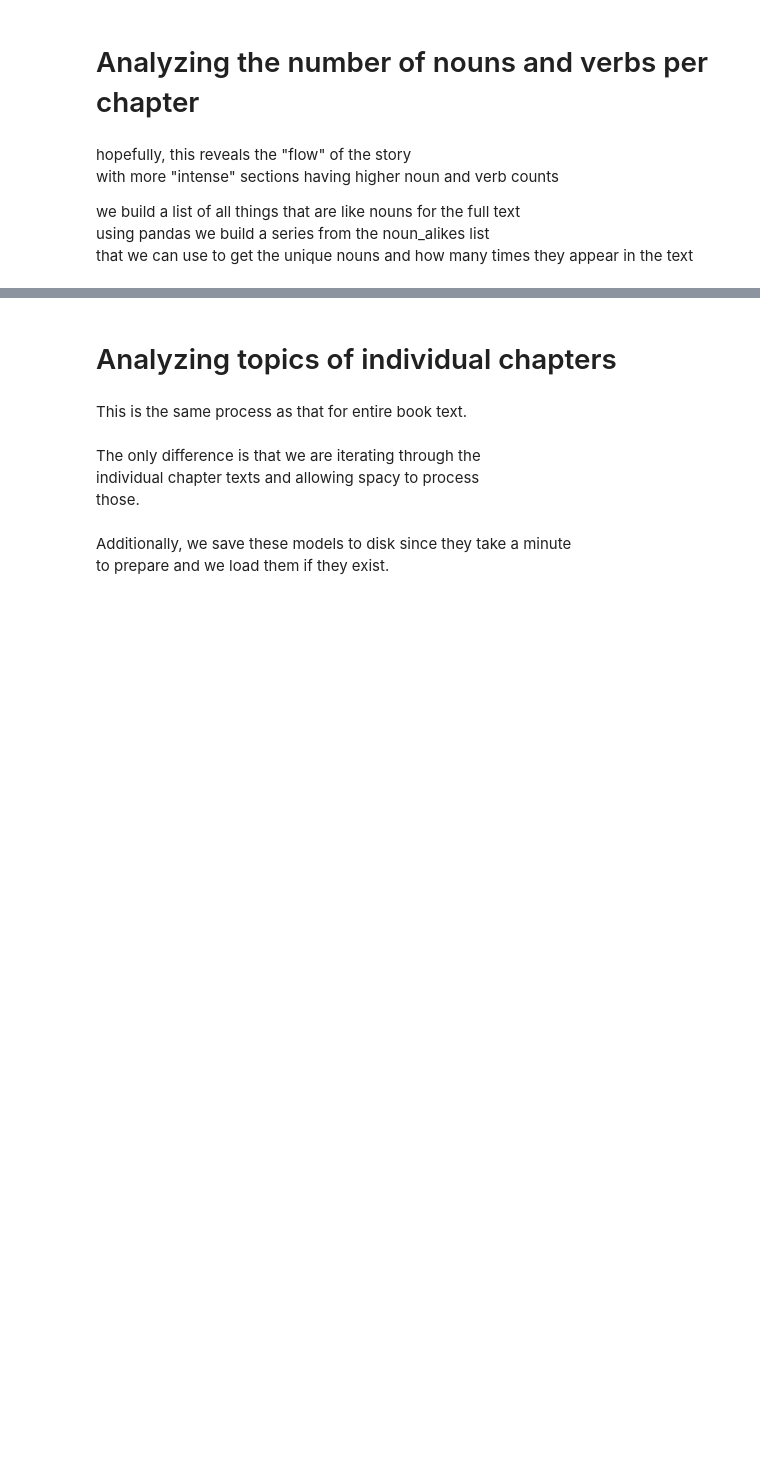
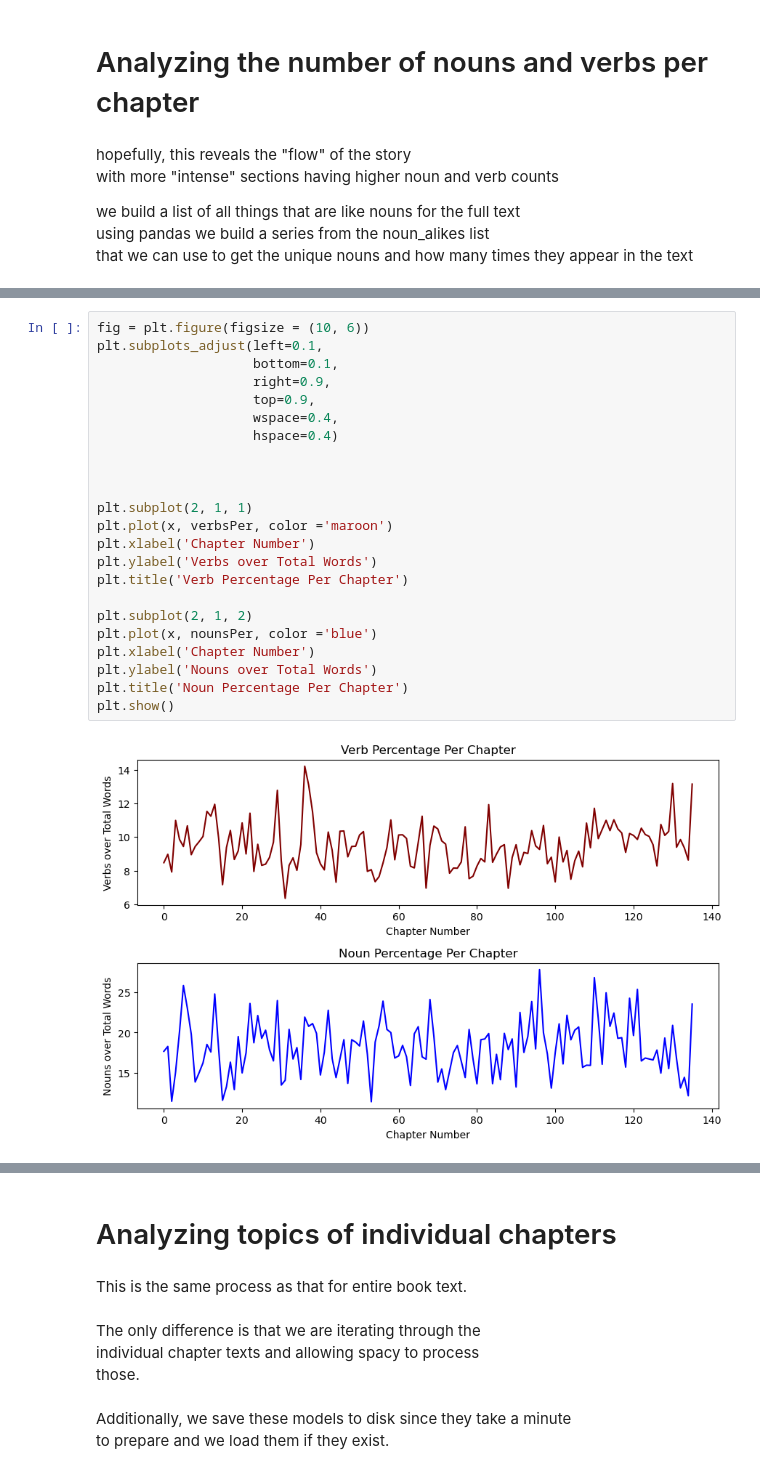
Before and after one commit to Pckay4058/COSC545-M2-Project, a Jupyter notebook: main.ipynb, the cells around one changed output, grey strips where cells are left out. Saved outputs shown, nothing was run; the diff lists cells and outputs as text; blank space fills up the shorter version.

```diff
--- a/main.ipynb
+++ b/main.ipynb
@@ -175,3 +191,28 @@ plt.show()
+# %%
+fig = plt.figure(figsize = (10, 6))
+plt.subplots_adjust(left=0.1,
+                    bottom=0.1,
+                    right=0.9,
+                    top=0.9,
+                    wspace=0.4,
+                    hspace=0.4)
+
+
+
+plt.subplot(2, 1, 1)
+plt.plot(x, verbsPer, color ='maroon')
+plt.xlabel('Chapter Number')
+plt.ylabel('Verbs over Total Words')
+plt.title('Verb Percentage Per Chapter')
+
+plt.subplot(2, 1, 2)
+plt.plot(x, nounsPer, color ='blue')
+plt.xlabel('Chapter Number')
+plt.ylabel('Nouns over Total Words')
+plt.title('Noun Percentage Per Chapter')
+plt.show()
+# %% [output]
+[figure, added]
 # %%
 print("filtering tokens...")
 # build a list of sentences broken into tokens
```
Also changed, not shown: parts of 5 cells of this notebook.
